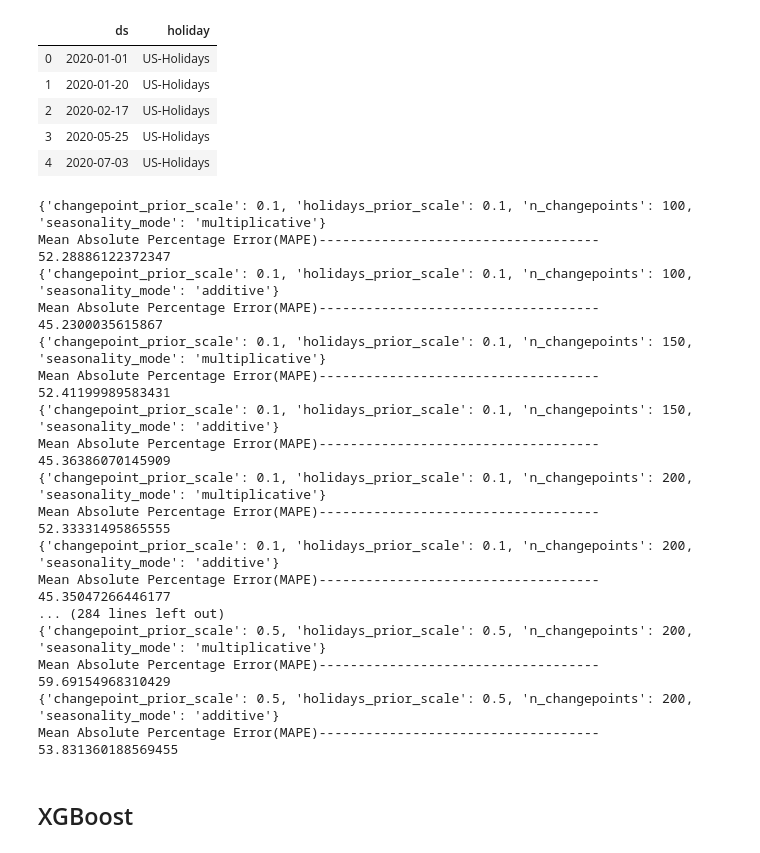
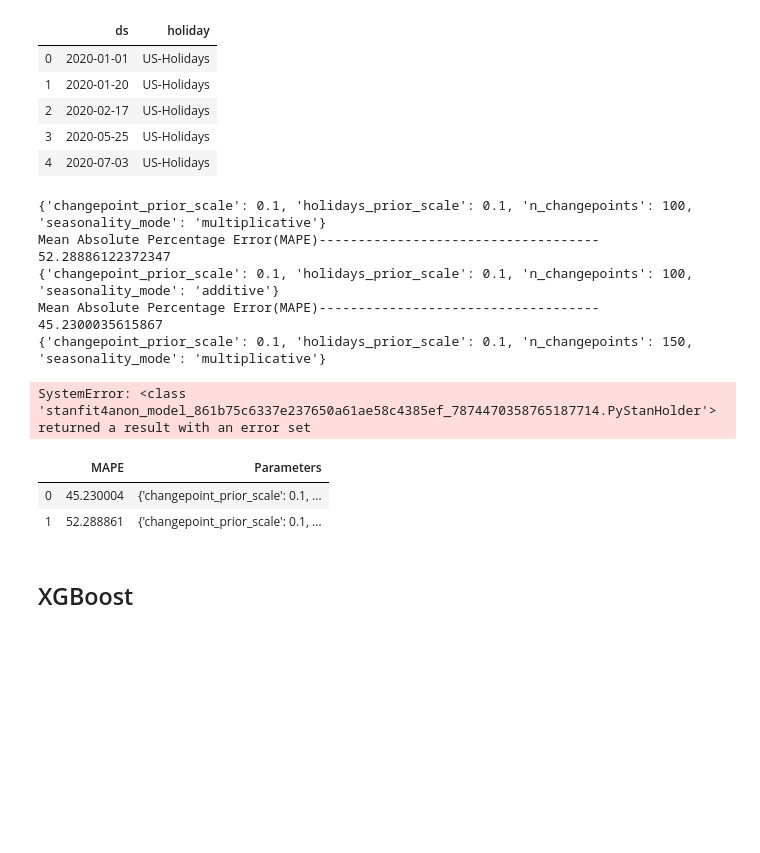
Before and after one commit to Moses-Lin/projectzomboidtimeseries, a Jupyter notebook: Time Series.ipynb, the cells around one changed output. Saved outputs shown, nothing was run; the diff lists cells and outputs as text; code cells hidden in the pictures; blank space fills up the shorter version.

```diff
--- a/Time Series.ipynb
+++ b/Time Series.ipynb
@@ -654,10 +654,10 @@ holiday.head()
 | 4 | 2020-07-03 | US-Holidays |
 # %%
 from sklearn.model_selection import ParameterGrid
-params_grid = {'seasonality_mode':('multiplicative','additive'),
-               'changepoint_prior_scale':[0.1,0.2,0.3,0.4,0.5],
-              'holidays_prior_scale':[0.1,0.2,0.3,0.4,0.5],
-              'n_changepoints' : [100,150,200]}
+params_grid = {'seasonality_mode':('additive'),
+               'changepoint_prior_scale':[0.1,0.2,0.3],
+              'holidays_prior_scale':[0.1,0.5,1.0],
+              'n_changepoints' : [100,150]}
 grid = ParameterGrid(params_grid)
 # %%
 strt='2020-07-02'
@@ -667,6 +667,13 @@ strtt = datetime.strptime(strt, '%Y-%m-%d')
 endt = datetime.strptime(end, '%Y-%m-%d')
 
 model_parameters = pd.DataFrame(columns = ['MAPE','Parameters'])
+
+########
+
+starttime = datetime.now()
+
+########
+
 for p in grid:
     test = pd.DataFrame()
     print(p)
@@ -687,24 +694,26 @@ for p in grid:
     MAPE = mean_absolute_percentage_error(tsprophettest['y'],abs(test['yhat']))
     print('Mean Absolute Percentage Error(MAPE)------------------------------------',MAPE)
     model_parameters = model_parameters.append({'MAPE':MAPE,'Parameters':p},ignore_index=True)
+
+########
+
+print(datetime.now() - starttime)
 # %% [output]
 {'changepoint_prior_scale': 0.1, 'holidays_prior_scale': 0.1, 'n_changepoints': 100, 'seasonality_mode': 'multiplicative'}
 Mean Absolute Percentage Error(MAPE)------------------------------------ 52.28886122372347
 {'changepoint_prior_scale': 0.1, 'holidays_prior_scale': 0.1, 'n_changepoints': 100, 'seasonality_mode': 'additive'}
 Mean Absolute Percentage Error(MAPE)------------------------------------ 45.2300035615867
 {'changepoint_prior_scale': 0.1, 'holidays_prior_scale': 0.1, 'n_changepoints': 150, 'seasonality_mode': 'multiplicative'}
-Mean Absolute Percentage Error(MAPE)------------------------------------ 52.41199989583431
-{'changepoint_prior_scale': 0.1, 'holidays_prior_scale': 0.1, 'n_changepoints': 150, 'seasonality_mode': 'additive'}
-Mean Absolute Percentage Error(MAPE)------------------------------------ 45.36386070145909
-{'changepoint_prior_scale': 0.1, 'holidays_prior_scale': 0.1, 'n_changepoints': 200, 'seasonality_mode': 'multiplicative'}
-Mean Absolute Percentage Error(MAPE)------------------------------------ 52.33331495865555
-{'changepoint_prior_scale': 0.1, 'holidays_prior_scale': 0.1, 'n_changepoints': 200, 'seasonality_mode': 'additive'}
-Mean Absolute Percentage Error(MAPE)------------------------------------ 45.35047266446177
-... (284 lines left out)
-{'changepoint_prior_scale': 0.5, 'holidays_prior_scale': 0.5, 'n_changepoints': 200, 'seasonality_mode': 'multiplicative'}
-Mean Absolute Percentage Error(MAPE)------------------------------------ 59.69154968310429
-{'changepoint_prior_scale': 0.5, 'holidays_prior_scale': 0.5, 'n_changepoints': 200, 'seasonality_mode': 'additive'}
-Mean Absolute Percentage Error(MAPE)------------------------------------ 53.831360188569455
+SystemError: <class 'stanfit4anon_model_861b75c6337e237650a61ae58c4385ef_7874470358765187714.PyStanHolder'> returned a result with an error set
+# %%
+parameters = model_parameters.sort_values(by=['MAPE'])
+parameters = parameters.reset_index(drop=True)
+
+parameters.head()
+# %% [output]
+|  | MAPE | Parameters |
+| 0 | 45.230004 | {'changepoint_prior_scale': 0.1, ... |
+| 1 | 52.288861 | {'changepoint_prior_scale': 0.1, ... |
 # %% [markdown]
 ## XGBoost
 # %%
```
